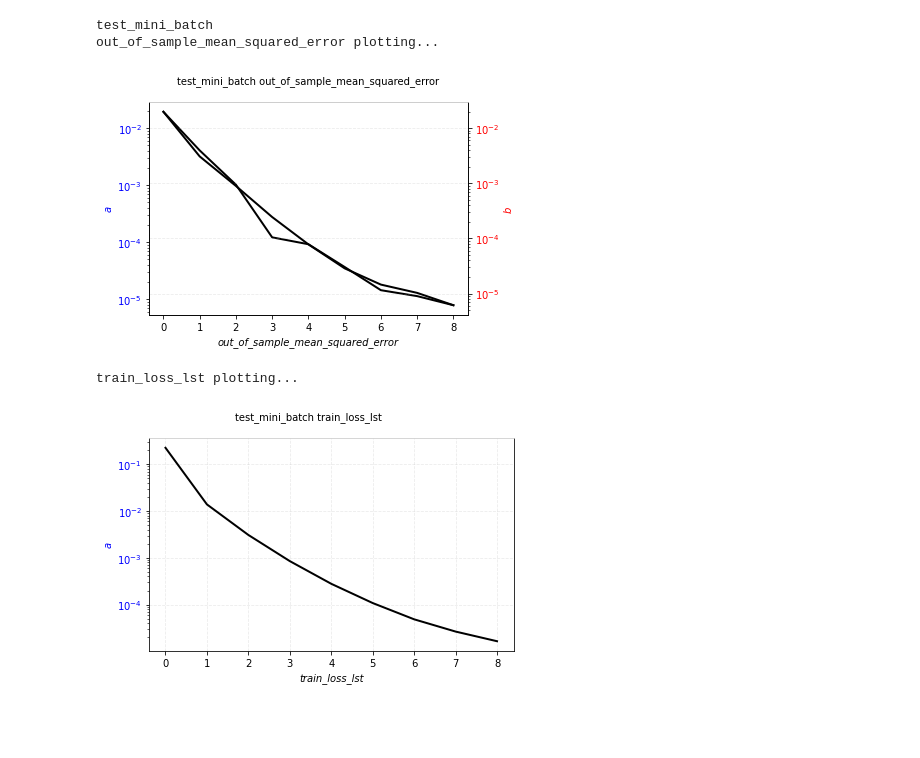
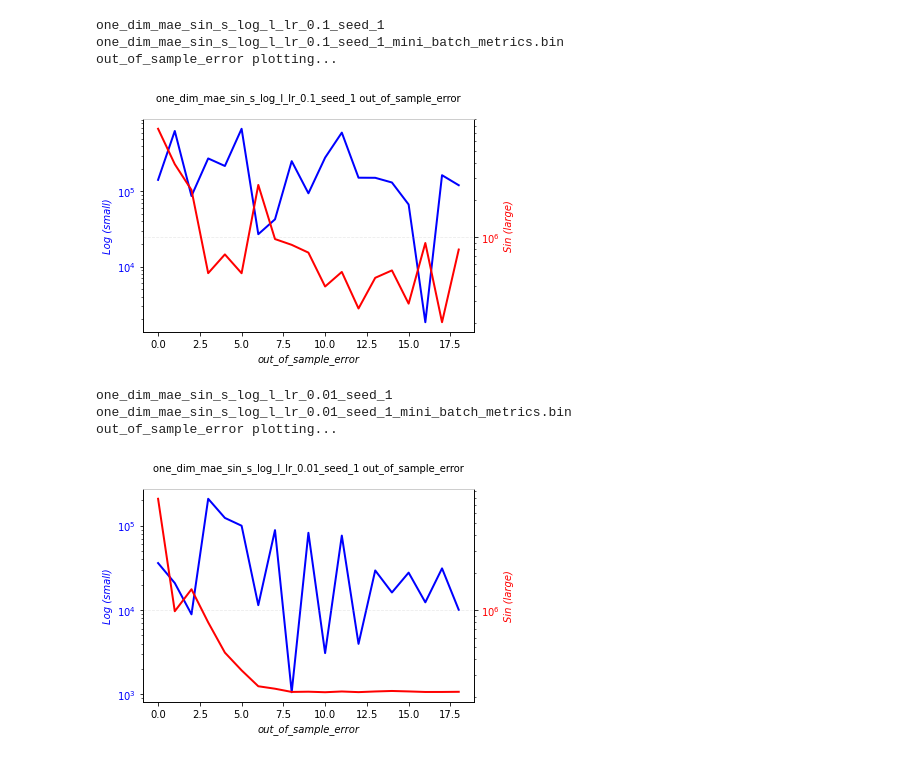
Before and after one commit to adamkhakhar/autoregreg, a Jupyter notebook: results/monitor_training.ipynb, the cells around one changed output. Drawn from its saved outputs; the diff is of its cells as text; code cells hidden in the pictures; blank space fills up the shorter version.

Commit message:
updates to training monitor notebook

```diff
--- a/results/monitor_training.ipynb
+++ b/results/monitor_training.ipynb
@@ -92,7 +92,7 @@ def plot_dif_y_axis(
 
 def plot_wrapper(
     key: str,
-    metrics: list,
+    metrics: dict,
     y_labels: List,
     colors=["blue", "red"],
     bucket_name="arr-saved-experiment-data",
@@ -101,9 +101,10 @@ def plot_wrapper(
     print(key)
     data = None
     if local:
-        data = utils.load_data(f"{ROOT_DIR}/results/{key}_metrics.bin")
+        data = utils.load_data(f"{ROOT_DIR}/results/{key}_mini_batch_metrics.bin")
     else:
-        data = utils.pull_from_s3(key + "_metrics.bin", bucket_name=bucket_name)
+        print(key + "_mini_batch_metrics.bin")
+        data = utils.pull_from_s3(key + "_mini_batch_metrics.bin", bucket_name=bucket_name)
     metrics_to_plot = set([key for key in metrics])
     for metric in data:
         if metric in metrics_to_plot:
@@ -115,6 +116,7 @@ def plot_wrapper(
                         {
                             "x": [i for i in range(len(data[metric][target_indx]))],
                             "y": data[metric][target_indx],
+                            "color": colors[target_indx]
                         }
                     )
             else:
@@ -132,22 +134,35 @@ def plot_wrapper(
                 and "exponential_yaxis" in metrics[metric]
                 else False,
             )
-# %%
-metrics = {
-    "train_loss_lst": {"exponential_yaxis": True},
-    "out_of_sample_mean_squared_error": {"exponential_yaxis": True},
-}
-plot_wrapper(
-    "test_mini_batch",
-    metrics,
-    ["a", "b"],
-    colors=["blue", "red"],
-    bucket_name="arr-saved-experiment-data",
-    local=True,
-)
-# %% [output]
-test_mini_batch
-out_of_sample_mean_squared_error plotting...
-[figure, removed]
-train_loss_lst plotting...
-[figure, removed]
+# %%
+metrics = {
+    "out_of_sample_error": {"exponential_yaxis": True},
+    # "in_sample_error": {"exponential_yaxis": True},
+}
+for lr_str in [
+    "0.1",
+    "0.01",
+    # "0.005",
+    # "0.001",
+    # "0.0005",
+    # "0.0001",
+    # "0.00005",
+    # "0.00001",
+    # "0.000005",
+    # "0.000001",
+]:
+    experiment_name = "one_dim_mae_sin_s_log_l_lr_" + lr_str + "_seed_1"
+    plot_wrapper(
+        experiment_name,
+        metrics,
+        ["Log (small)", "Sin (large)"],
+    )
+# %% [output]
+one_dim_mae_sin_s_log_l_lr_0.1_seed_1
+one_dim_mae_sin_s_log_l_lr_0.1_seed_1_mini_batch_metrics.bin
+out_of_sample_error plotting...
+[figure, added]
+one_dim_mae_sin_s_log_l_lr_0.01_seed_1
+one_dim_mae_sin_s_log_l_lr_0.01_seed_1_mini_batch_metrics.bin
+out_of_sample_error plotting...
+[figure, added]
```
Also changed, not shown: parts of 5 cells of this notebook.
